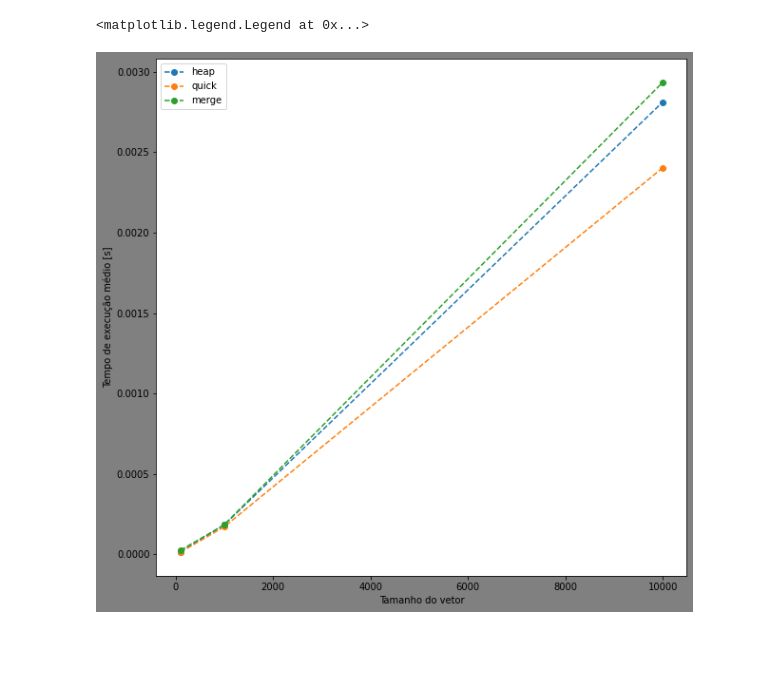
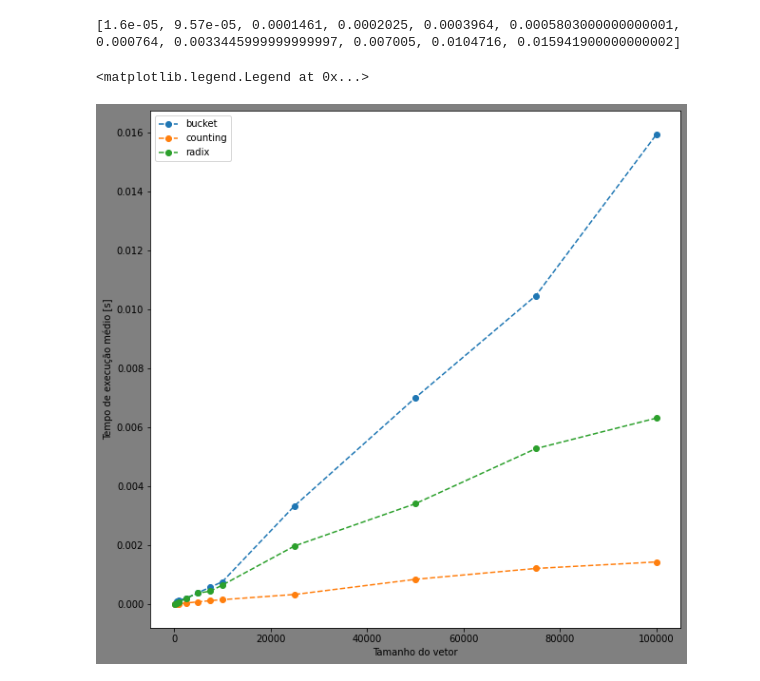
Before and after one commit to VictorRS27/ICC2, a Jupyter notebook: LabICC2/graficos/grafico.ipynb, the cells around one changed output. Cells and saved outputs as stored; diff of their text form; code cells hidden in the pictures; blank space fills up the shorter version.

```diff
--- a/LabICC2/graficos/grafico.ipynb
+++ b/LabICC2/graficos/grafico.ipynb
@@ -39,15 +51,17 @@ y5 = [np.mean(x5['time']) for x5 in bysize5]
+# %%
+print(y1)
+# %% [output]
+[1.6e-05, 9.57e-05, 0.0001461, 0.0002025, 0.0003964, 0.0005803000000000001, 0.000764, 0.0033445999999999997, 0.007005, 0.0104716, 0.015941900000000002]
 # %%
 plt.figure(figsize=[10, 10], facecolor='grey')
 plt.xlabel('Tamanho do vetor')
 plt.ylabel('Tempo de execução médio [s]')
 
-plt.plot(x1,y1, 'o--', label='heap')
-plt.plot(x2,y2, 'o--', label='quick')
-""" plt.plot(x3,y3, 'o--', label='insertion') """
-plt.plot(x4,y4, 'o--', label='merge')
-""" plt.plot(x5,y5, 'o--', label='bubble') """
+plt.plot(x1,y1, 'o--', label='bucket')
+plt.plot(x2,y2, 'o--', label='counting')
+plt.plot(x3,y3, 'o--', label='radix')
 
 plt.legend()
 # %% [output]
 <matplotlib.legend.Legend at 0x...>
-[figure, old version]
+[figure, new version]
```
Also changed, not shown: parts of 2 cells of this notebook, 10 other files.
